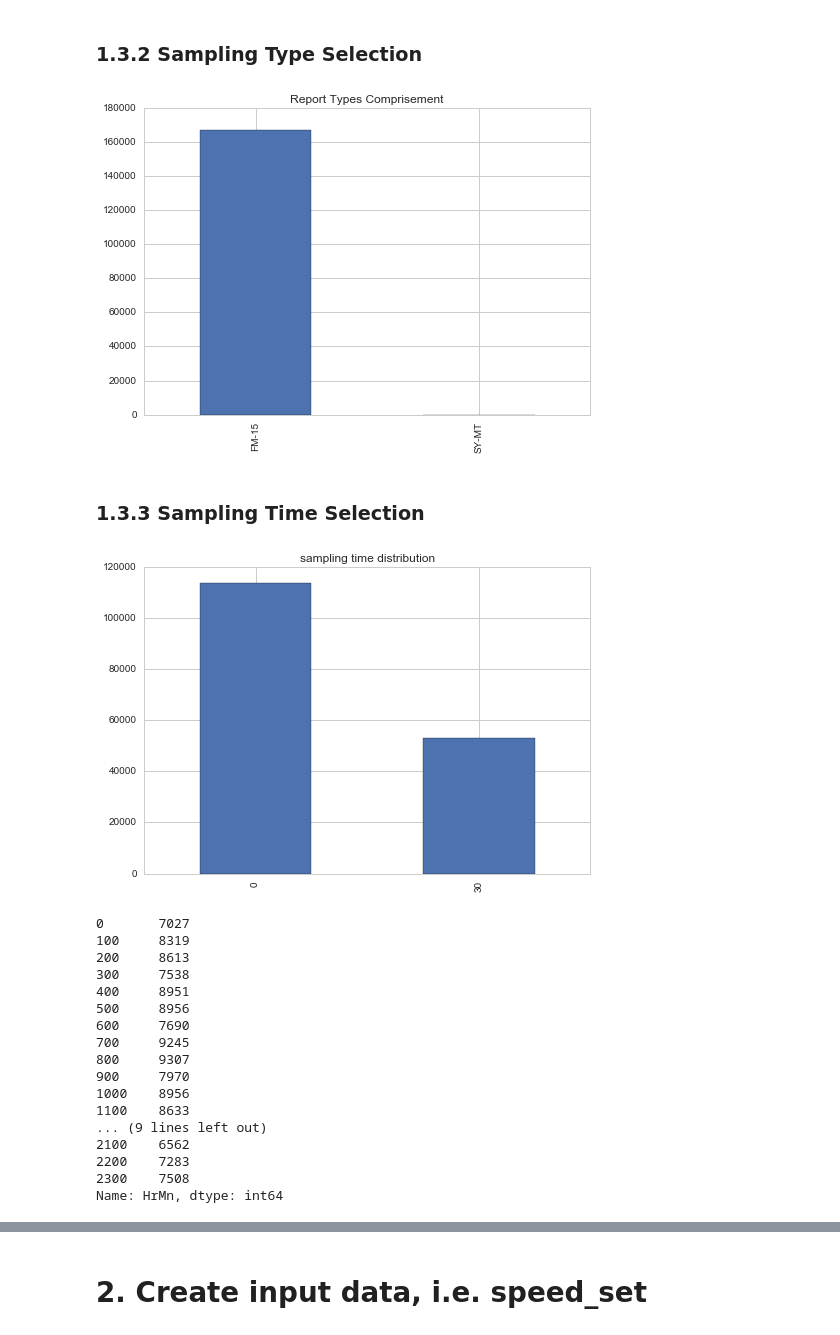
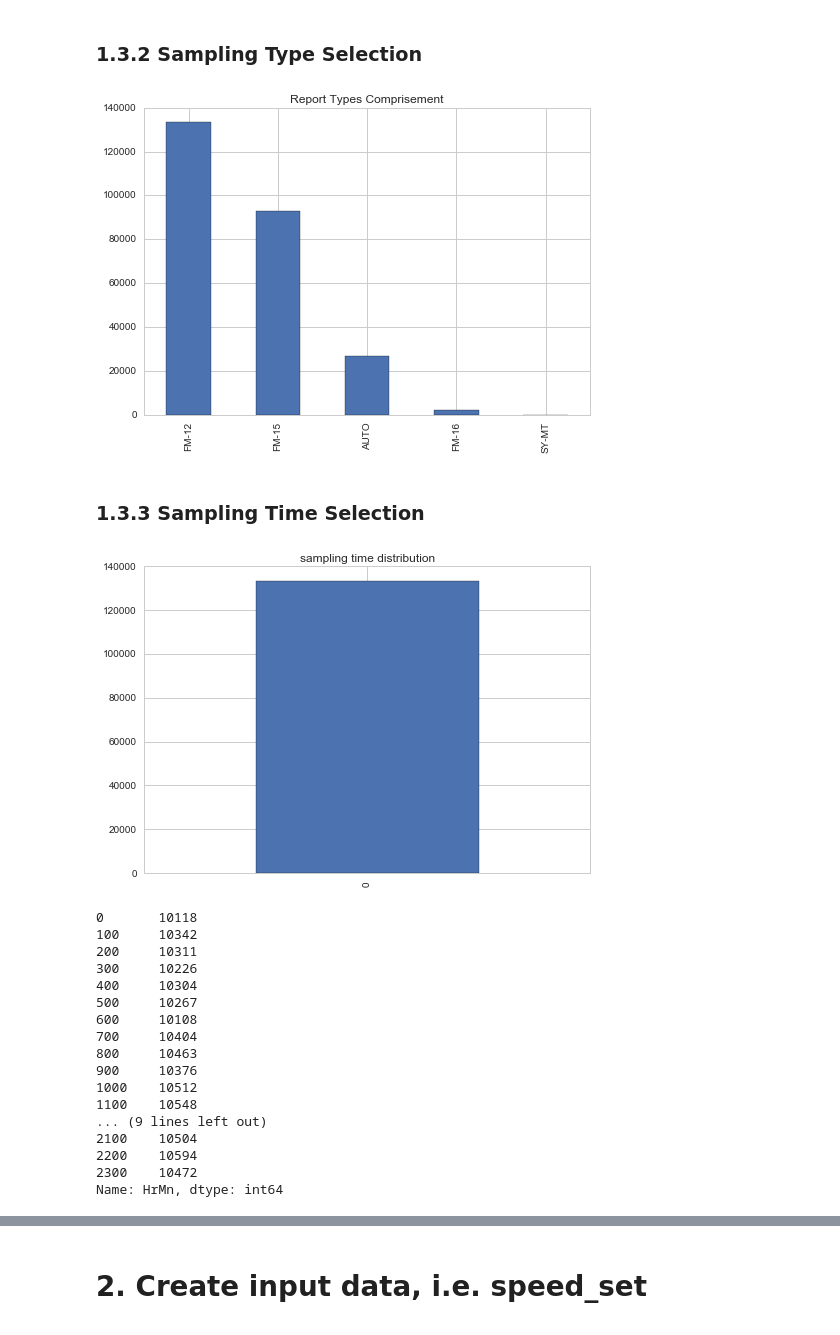
Before and after one commit to cqcn1991/Wind-Speed-Analysis, a Jupyter notebook: time_shift.ipynb, the cells around one changed output, grey strips where cells are left out. Drawn from its saved outputs; the diff is of its cells as text; code cells hidden in the pictures.

```diff
--- a/time_shift.ipynb
+++ b/time_shift.ipynb
@@ -23,7 +23,7 @@ from import_file import *
 # %%
 # ipath= './data/NCDC/uk/boscombe_down/dat.txt' # weird shape at 3, try 4
 # ipath= './data/NCDC/tiree.txt'
-# ipath= "./data/NCDC/marham.txt"
+ipath= "./data/NCDC/marham.txt"
 
 # ipath= "./data/NCDC/cheongju_intl/dat.txt"
 # ipath= "./data/NCDC/daegu_ab/dat.txt" # recent 5 year data is corrupted
@@ -71,7 +71,7 @@ from import_file import *
 # ipath= "./data/NCDC/cn/zhengding/dat.txt" #  Initial data is weird
 
 # ipath= "./data/NCDC/cn/baoan_intl/dat.txt" # good, but 1个方向的数据过少，很难拟合
-ipath= "./data/NCDC/cn/上海/虹桥/dat.txt" # good, try 4
+# ipath= "./data/NCDC/cn/上海/虹桥/dat.txt" # good, try 4
 # ipath= "./data/NCDC/cn/上海/pudong/dat.txt"
 # ipath= './data/NCDC/macau/dat.txt' # not good, feels like truncate data, try 4
 # ipath= "./data/NCDC/hk_intl/dat.txt" # truncate dataset
@@ -118,9 +123,8 @@ else:
 # %%
-df = df.query("(dir < 999) & (speed < 999) & \
-              (date >= 19800000) & (date < 20160000) ")
-
-df.index= df['date']
 # Turn dir into [0,360), some station are[10,360],some are [0,350]
 df['dir'] = df['dir'].apply(lambda x: x%360)
+df['dir_windrose'] = df['dir']
+# Convert windrose coordianates to Polar Cooridinates
+df['dir'] = df['dir'].apply(lambda x: (90 - x)%360)
 df.describe()
 # %% [output]
@@ -136,8 +140,18 @@ df.describe()
 # %%
 # Detect data stored in knot or m/s
+## For data stored originally in knot, the data would cluster at 0.1 and 0.9
 df['decimal'] = df.speed % 1
-df.decimal.hist()
+df.decimal.hist(alpha=0.5, label='m/s', figsize=(4,3))
 knot_unit = True if len(df.query('decimal >= 0.2'))/len(df) > 0.3 else False
 
+# Using unit in knot instead of m/s
+if knot_unit:
+    df['speed']=df['speed']*1.943845
+    df['decimal'] = df.speed % 1
+    df.decimal.hist(alpha=0.5,label='knot')
+    # need more elaboration, some is not near an integer
+    df['speed']=df['speed'].apply(lambda x: int(round(x)))
+    plt.legend()
+
 print knot_unit
 # %% [output]
@@ -146,10 +159,0 @@ False
-# %%
-# Using unit in knot instead of m/s
-# need more elaboration, some is not near an integer
-if knot_unit:
-    df.rename(columns={'speed':'speed_mps'}, inplace=True)
-    df['speed']=df['speed_mps']
-    df['speed']=df['speed_mps']*1.943845
-    df['speed']=df['speed'].apply(lambda x: int(round(x)))
-
-df['speed'].plot(legend=True,figsize=(10,4), grid=True)
@@ -228,43 +230,43 @@ df.sort_values(by='speed',ascending=False).head(10)
 # %% [markdown]
 ### 1.3.2 Sampling Type Selection
 # %%
-df.query("date >= 20000000 ")['type'].value_counts().plot(
+df.query('date > 20000000')['type'].value_counts().plot(
     kind = 'bar', title = 'Report Types Comprisement')
 
-report_type_most_used = df.query("date >= 20000000 ")['type'].value_counts().argmax()
+report_type_most_used = df.query('date > 20000000')['type'].value_counts().argmax()
 df = df.query("type==@report_type_most_used")
 # %% [output]
-[figure, old version]
+[figure, new version]
 # %% [markdown]
 ### 1.3.3 Sampling Time Selection
 # %%
 df['sample_time'] = df.HrMn % 100
-df.query("date >= 20000000 ")['sample_time'].value_counts().plot(
+df.query('date > 20000000')['sample_time'].value_counts().plot(
     kind = 'bar', title = 'sampling time distribution')
 
-sampling_time_most_used = df.query("date >= 20000000 ")['sample_time'].value_counts().argmax()
+sampling_time_most_used = df.query('date > 20000000')['sample_time'].value_counts().argmax()
 df = df.query("sample_time==@sampling_time_most_used")
 df.drop(['sample_time'], 1,inplace=True)
 # %% [output]
-[figure, old version]
+[figure, new version]
 # %%
 df['HrMn'].value_counts().sort_index()
 # %% [output]
-0       7027
-100     8319
-200     8613
-300     7538
-400     8951
-500     8956
-600     7690
-700     9245
-800     9307
-900     7970
-1000    8956
-1100    8633
+0       10118
+100     10342
+200     10311
+300     10226
+400     10304
+500     10267
+600     10108
+700     10404
+800     10463
+900     10376
+1000    10512
+1100    10548
 ... (9 lines left out)
-2100    6562
-2200    7283
-2300    7508
+2100    10504
+2200    10594
+2300    10472
 Name: HrMn, dtype: int64
 # %%
```
Also changed, not shown: parts of 71 cells of this notebook, 3 other files.
